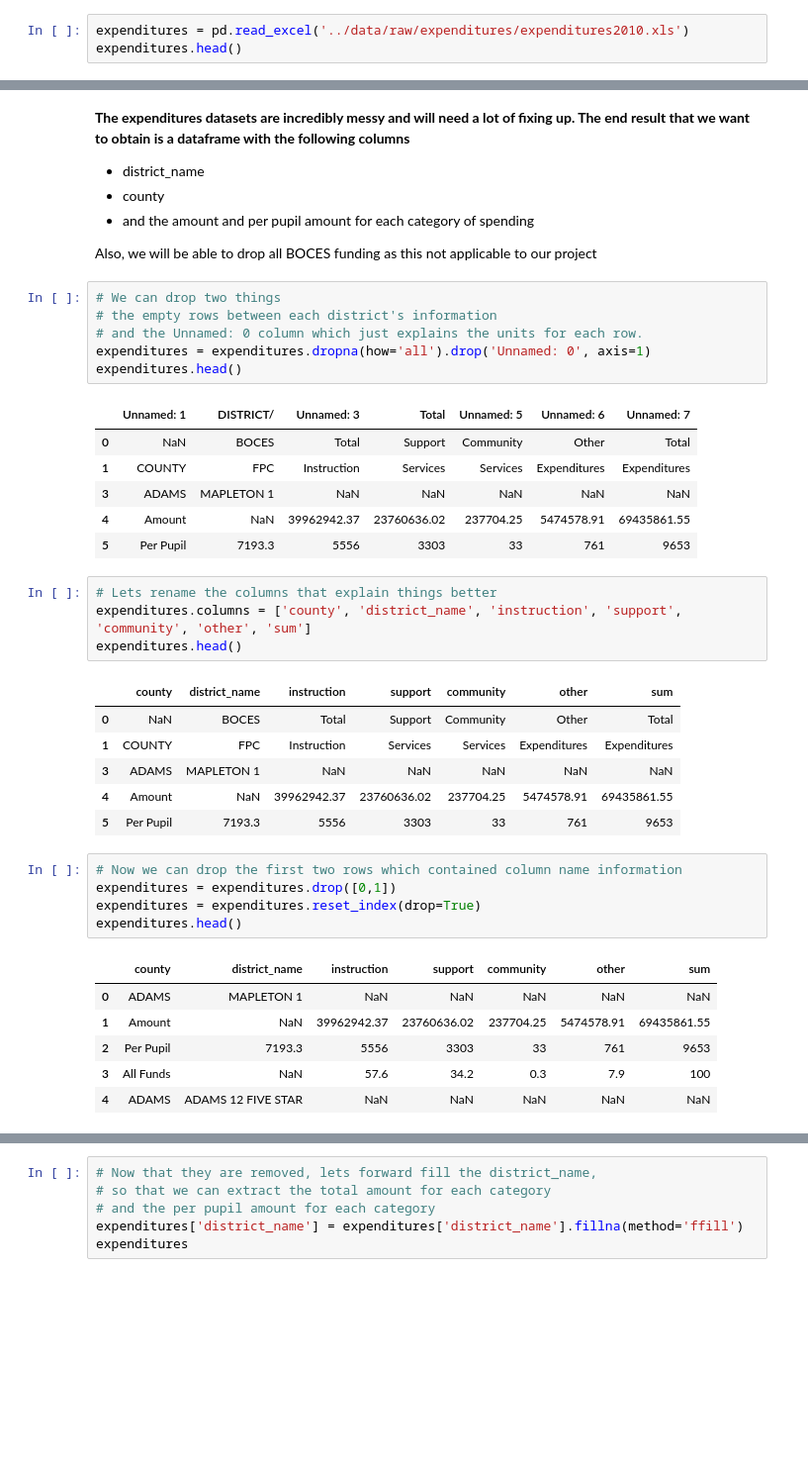
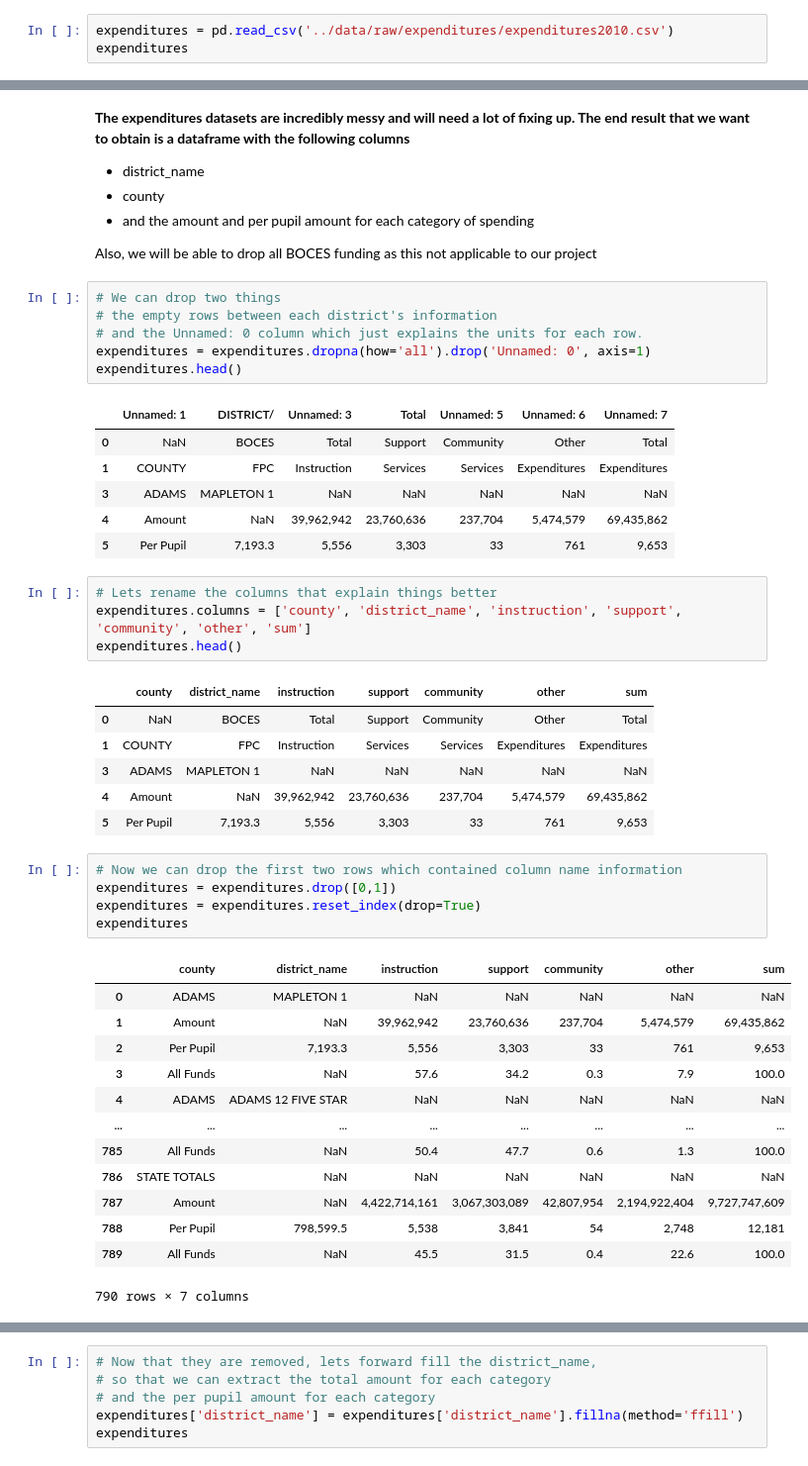
Before and after one commit to clewis53/CaeleyLewis-Capstone2-StoryOfColoradoEducation, a Jupyter notebook: notebooks/0.1-data-wrangling.ipynb, the cells around one changed output, grey strips where cells are left out. Shown: that part at 99% size. Saved outputs shown, nothing was run; the diff lists cells and outputs as text; blank space fills up the shorter version.

Commit message:
Make_datasets.make_tall_expenditures
Finished the make_tall_expenditures that runs without errors

```diff
--- a/notebooks/0.1-data-wrangling.ipynb
+++ b/notebooks/0.1-data-wrangling.ipynb
@@ -89,6 +89,6 @@ pd.read_csv(interim_filepath + 'saipe_tall.csv', index_col=0)
 # %% [markdown]
 ### 2.2 Expenditures <a id="make-expenditures"><a/>
 # %%
-expenditures = pd.read_excel('../data/raw/expenditures/expenditures2010.xls')
-expenditures.head()
+expenditures = pd.read_csv('../data/raw/expenditures/expenditures2010.csv')
+expenditures
 # %% [output]
@@ -117,8 +123,8 @@ expenditures.head()
 | 0 | NaN | BOCES | Total | Support | Community | Other | Total |
 | 1 | COUNTY | FPC | Instruction | Services | Services | Expenditures | Expenditures |
 | 3 | ADAMS | MAPLETON 1 | NaN | NaN | NaN | NaN | NaN |
-| 4 | Amount | NaN | 39962942.37 | 23760636.02 | 237704.25 | 5474578.91 | 69435861.55 |
-| 5 | Per Pupil | 7193.3 | 5556 | 3303 | 33 | 761 | 9653 |
+| 4 | Amount | NaN | 39,962,942 | 23,760,636 | 237,704 | 5,474,579 | 69,435,862 |
+| 5 | Per Pupil | 7,193.3 | 5,556 | 3,303 | 33 | 761 | 9,653 |
 # %%
 # Lets rename the columns that explain things better
 expenditures.columns = ['county', 'district_name', 'instruction', 'support', 'community', 'other', 'sum']
@@ -128,17 +134,24 @@ expenditures.head()
 | 0 | NaN | BOCES | Total | Support | Community | Other | Total |
 | 1 | COUNTY | FPC | Instruction | Services | Services | Expenditures | Expenditures |
 | 3 | ADAMS | MAPLETON 1 | NaN | NaN | NaN | NaN | NaN |
-| 4 | Amount | NaN | 39962942.37 | 23760636.02 | 237704.25 | 5474578.91 | 69435861.55 |
-| 5 | Per Pupil | 7193.3 | 5556 | 3303 | 33 | 761 | 9653 |
+| 4 | Amount | NaN | 39,962,942 | 23,760,636 | 237,704 | 5,474,579 | 69,435,862 |
+| 5 | Per Pupil | 7,193.3 | 5,556 | 3,303 | 33 | 761 | 9,653 |
 # %%
 # Now we can drop the first two rows which contained column name information
 expenditures = expenditures.drop([0,1])
 expenditures = expenditures.reset_index(drop=True)
-expenditures.head()
+expenditures
 # %% [output]
 |  | county | district_name | instruction | support | community | other | sum |
 | 0 | ADAMS | MAPLETON 1 | NaN | NaN | NaN | NaN | NaN |
-| 1 | Amount | NaN | 39962942.37 | 23760636.02 | 237704.25 | 5474578.91 | 69435861.55 |
-| 2 | Per Pupil | 7193.3 | 5556 | 3303 | 33 | 761 | 9653 |
-| 3 | All Funds | NaN | 57.6 | 34.2 | 0.3 | 7.9 | 100 |
+| 1 | Amount | NaN | 39,962,942 | 23,760,636 | 237,704 | 5,474,579 | 69,435,862 |
+| 2 | Per Pupil | 7,193.3 | 5,556 | 3,303 | 33 | 761 | 9,653 |
+| 3 | All Funds | NaN | 57.6 | 34.2 | 0.3 | 7.9 | 100.0 |
 | 4 | ADAMS | ADAMS 12 FIVE STAR | NaN | NaN | NaN | NaN | NaN |
+| ... | ... | ... | ... | ... | ... | ... | ... |
+| 785 | All Funds | NaN | 50.4 | 47.7 | 0.6 | 1.3 | 100.0 |
+| 786 | STATE TOTALS | NaN | NaN | NaN | NaN | NaN | NaN |
+| 787 | Amount | NaN | 4,422,714,161 | 3,067,303,089 | 42,807,954 | 2,194,922,404 | 9,727,747,609 |
+| 788 | Per Pupil | 798,599.5 | 5,538 | 3,841 | 54 | 2,748 | 12,181 |
+| 789 | All Funds | NaN | 45.5 | 31.5 | 0.4 | 22.6 | 100.0 |
+790 rows × 7 columns
```
Also changed, not shown: parts of 6 cells of this notebook, 1 other file.
